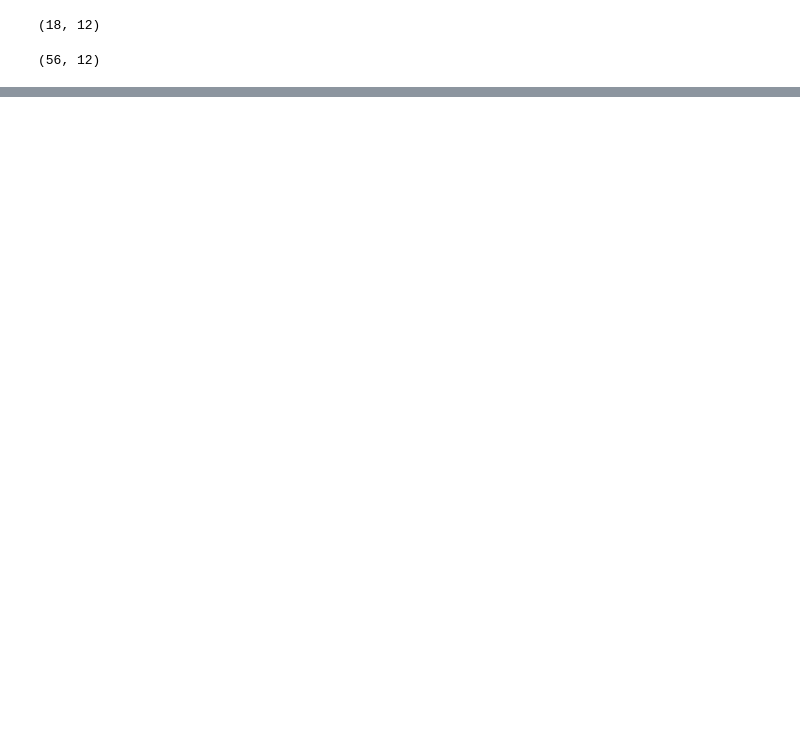
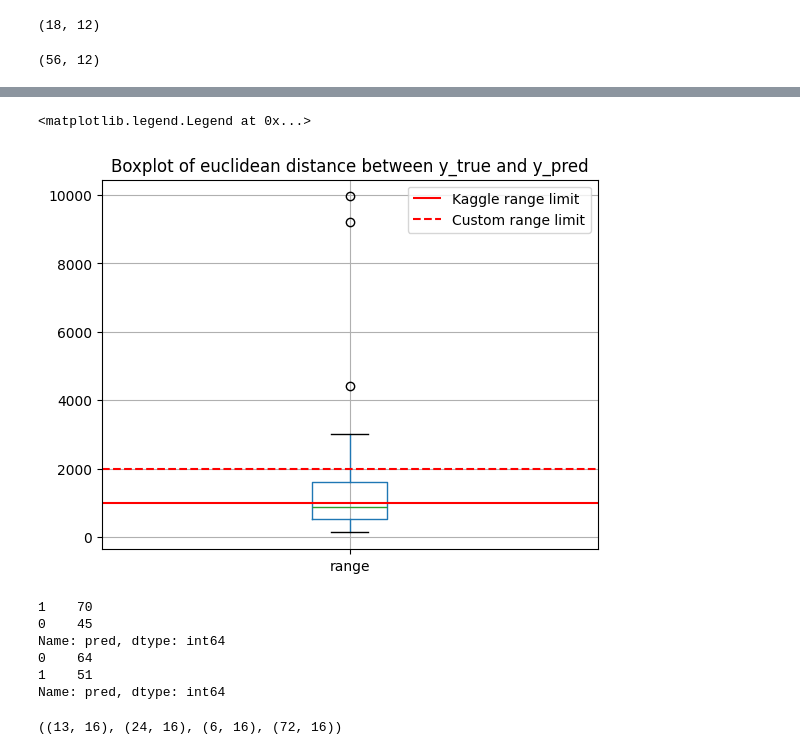
Before and after one commit to mc-will/BYU_Locating-Bacterial_Flagellar_Motors_2025, a Jupyter notebook: notebooks/ThomasDenoirjean_test_workflow.ipynb, the cells around one changed output, grey strips where cells are left out. Cells and saved outputs as stored; diff of their text form; code cells hidden in the pictures; blank space fills up the shorter version.

```diff
--- a/notebooks/ThomasDenoirjean_test_workflow.ipynb
+++ b/notebooks/ThomasDenoirjean_test_workflow.ipynb
@@ -581,0 +664,31 @@ t.sample(3)
+# %%
+df_processed.boxplot(column='range')
+plt.hlines(1000, xmin=0.5, xmax=1.5, color='r', label='Kaggle range limit')
+plt.hlines(2000, xmin=0.5, xmax=1.5, color='r', linestyles='dashed', label='Custom range limit')
+plt.title('Boxplot of euclidean distance between y_true and y_pred')
+plt.legend()
+# %% [output]
+<matplotlib.legend.Legend at 0x...>
+[figure, added]
+# %%
+ANGSTROM_RANGE = 2000
+
+t = df_processed.copy()
+
+print(t['pred'].value_counts())
+
+t.loc[t['range'] > ANGSTROM_RANGE, 'pred'] = 0
+t.loc[(t['Number_of_motors'] == 1) & (t['pred'] == 1) & (t['Pred_motor_axis_2'] == -1), 'pred'] = 0
+
+print(t['pred'].value_counts())
+# %% [output]
+1    70
+0    45
+Name: pred, dtype: int64
+0    64
+1    51
+Name: pred, dtype: int64
+# %%
+t[(t['range'] < 2000) & (t['range'] > 1000)].shape, t[(t['range'] < 1000)].shape, t[(t['range'] > 2000)].shape, t[(t['range'].isna())].shape
+# %% [output]
+((13, 16), (24, 16), (6, 16), (72, 16))
```
Also changed, not shown: parts of 55 cells of this notebook, 1 other file.
